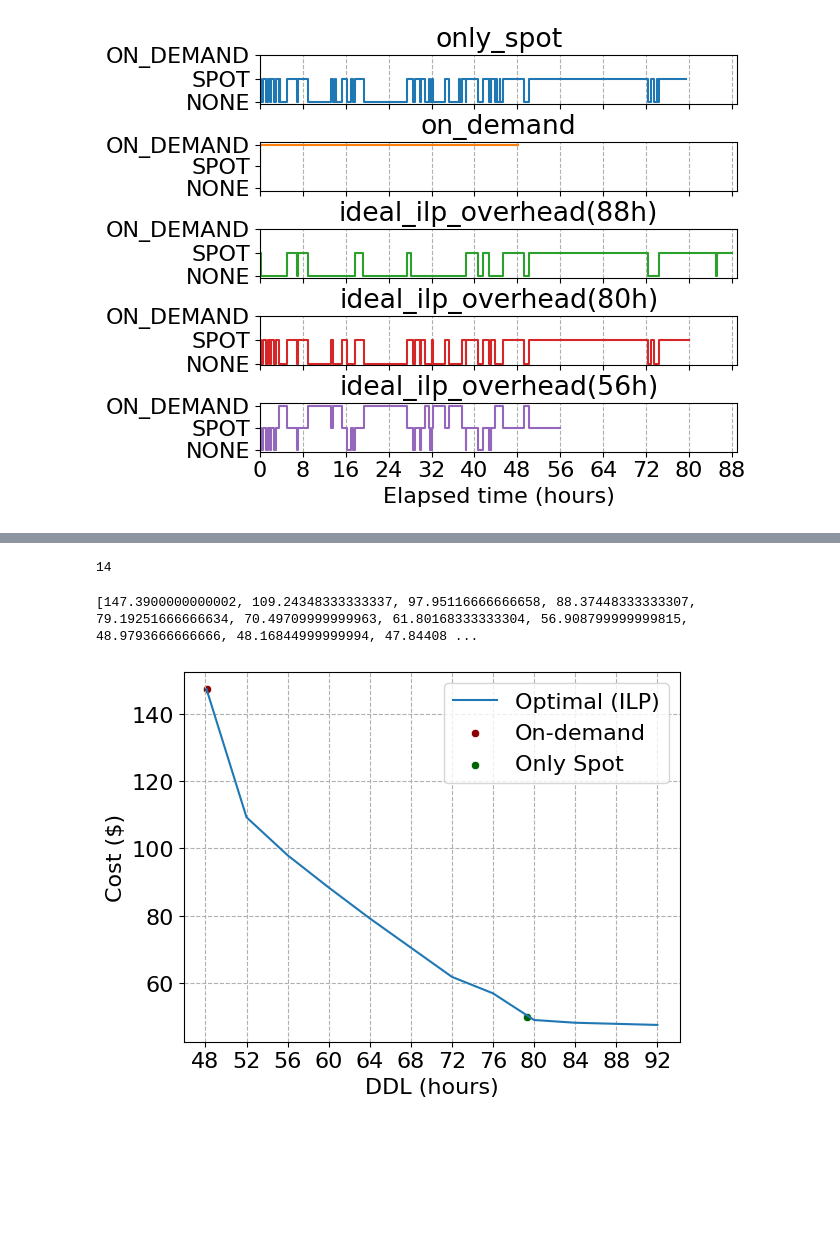
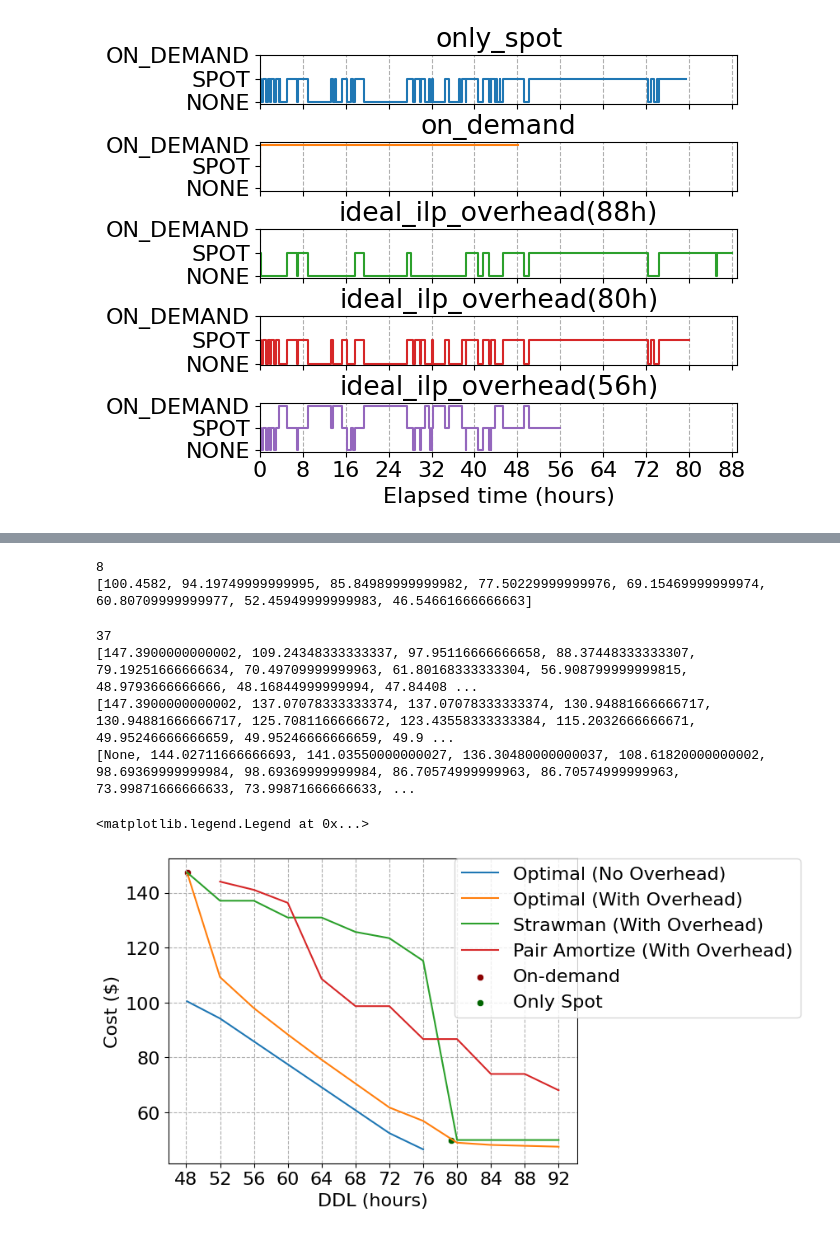
Before and after one commit to Michaelvll/skypilot-spot-strategy, a Jupyter notebook: scripts/plot.ipynb, the cells around one changed output, grey strips where cells are left out. Cells and saved outputs as stored; diff of their text form; code cells hidden in the pictures; blank space fills up the shorter version.

Commit message:
plot

```diff
--- a/scripts/plot.ipynb
+++ b/scripts/plot.ipynb
@@ -353,7 +355,7 @@ ax.grid(True, linestyle='--')
 # %% [output]
 [figure]
 # %%
-TAGS = ['ilp-overhead=0.1']
+TAGS = ['overhead=0.1']
 NOT_TAGS = ['hidden']
 DDLS = [56, 80, 88] + [1000]
 STRATEGIES = ['only_spot', 'on_demand', 'ideal_ilp_overhead']
@@ -390,23 +392,45 @@ ax[0].grid(True, which='major', linestyle='--')
 # %%
-TAGS = ['ilp-overhead=0.1']
+TAGS = ['no-overhead']
 NOT_TAGS = ['hidden']
-DDLS = list(range(48, 93, 4)) + [1000]
-DDLS[0] = 48.1
-STRATEGIES = ['ideal_ilp_overhead', 'on_demand', 'only_spot']
+DDLS = [48, 52, 56, 60, 64, 68, 72, 76]
+STRATEGIES = ['strawman']
 run_dfs = filter_runs(TAGS, DDLS, STRATEGIES, task_durations=[48], trace_names=['us-west-2a_v100_1'])
 print(len(run_dfs))
 run_dfs = sorted(run_dfs, key=lambda x: STRATEGIES.index(x[0].config['strategy_metadata']['name']))
+
+no_overhead_costs = [None] * len(DDLS)
+for run, df in run_dfs:
+    ddl = run.config['deadline_hours']
+    no_overhead_costs[DDLS.index(ddl)] = df['Cost'].values[-1]
+print(no_overhead_costs)
 # %% [output]
-14
+8
+[100.4582, 94.19749999999995, 85.84989999999982, 77.50229999999976, 69.15469999999974, 60.80709999999977, 52.45949999999983, 46.54661666666663]
 # %%
-costs = [None] * len(DDLS[:-1])
+
+
+TAGS = ['overhead=0.1']
+NOT_TAGS = ['hidden']
+DDLS = list(range(48, 93, 4)) + [1000]
+DDLS[0] = 48.1
+STRATEGIES = ['ideal_ilp_overhead', 'strawman', 'on_demand', 'pair_amortize', 'only_spot']
+run_dfs = filter_runs(TAGS, DDLS, STRATEGIES, task_durations=[48], trace_names=['us-west-2a_v100_1'])
+print(len(run_dfs))
+run_dfs = sorted(run_dfs, key=lambda x: STRATEGIES.index(x[0].config['strategy_metadata']['name']))
+ideal_costs = [None] * len(DDLS[:-1])
+strawman_costs = [None] * len(DDLS[:-1])
+pair_costs = [None] * len(DDLS[:-1])
 on_demand_time, on_demand_cost = None, None
 spot_time, spot_cost = None, None
 for run, df in run_dfs:
     ddl = run.config['deadline_hours']
     strategy = run.config['strategy_metadata']['name']
     if strategy == 'ideal_ilp_overhead':
-        costs[DDLS.index(ddl)] = df['Cost'].values[-1]
+        ideal_costs[DDLS.index(ddl)] = df['Cost'].values[-1]
+    elif strategy == 'strawman':
+        strawman_costs[DDLS.index(ddl)] = df['Cost'].values[-1]
+    elif strategy == 'pair_amortize':
+        pair_costs[DDLS.index(ddl)] = df['Cost'].values[-1]
     elif strategy == 'on_demand':
         assert on_demand_cost is None
         on_demand_time = df['Elapsed'].values[-1] / 3600
@@ -415,17 +439,27 @@ for run, df in run_dfs:
         assert spot_cost is None
         spot_time = df['Elapsed'].values[-1] / 3600
         spot_cost = df['Cost'].values[-1]
-print(costs)
+print(ideal_costs)
+print(strawman_costs)
+print(pair_costs)
 # %% [output]
+37
 [147.3900000000002, 109.24348333333337, 97.95116666666658, 88.37448333333307, 79.19251666666634, 70.49709999999963, 61.80168333333304, 56.908799999999815, 48.9793666666666, 48.16844999999994, 47.84408 ...
+[147.3900000000002, 137.07078333333374, 137.07078333333374, 130.94881666666717, 130.94881666666717, 125.7081166666672, 123.43558333333384, 115.2032666666671, 49.95246666666659, 49.95246666666659, 49.9 ...
+[None, 144.02711666666693, 141.03550000000027, 136.30480000000037, 108.61820000000002, 98.69369999999984, 98.69369999999984, 86.70574999999963, 86.70574999999963, 73.99871666666633, 73.99871666666633, ...
 # %%
-ax = sns.lineplot(x=DDLS[:-1], y=costs, label='Optimal (ILP)')
+ax = sns.lineplot(x=DDLS[:len(no_overhead_costs)], y=no_overhead_costs, label='Optimal (No Overhead)')
+ax = sns.lineplot(x=DDLS[:-1], y=ideal_costs, label='Optimal (With Overhead)')
+ax = sns.lineplot(x=DDLS[:-1], y=strawman_costs, label='Strawman (With Overhead)')
+ax = sns.lineplot(x=DDLS[:-1], y=pair_costs, label='Pair Amortize (With Overhead)')
 ax.set_xticks(list(range(48, 153, 4)))
 ax.set_xlabel('DDL (hours)')
 ax.set_ylabel('Cost ($)')
 # on demand
 sns.scatterplot(x=[on_demand_time], y=[on_demand_cost], ax=ax, label='On-demand', color='darkred')
 sns.scatterplot(x=[spot_time], y=[spot_cost], ax=ax, label='Only Spot', color='darkgreen')
 ax.grid(True, linestyle='--')
+ax.legend(loc='upper left', bbox_to_anchor=(0.7, 1), borderaxespad=0)
 # %% [output]
+<matplotlib.legend.Legend at 0x...>
-[figure, old version]
+[figure, new version]
```
Also changed, not shown: parts of 7 cells of this notebook, 1 other file.
